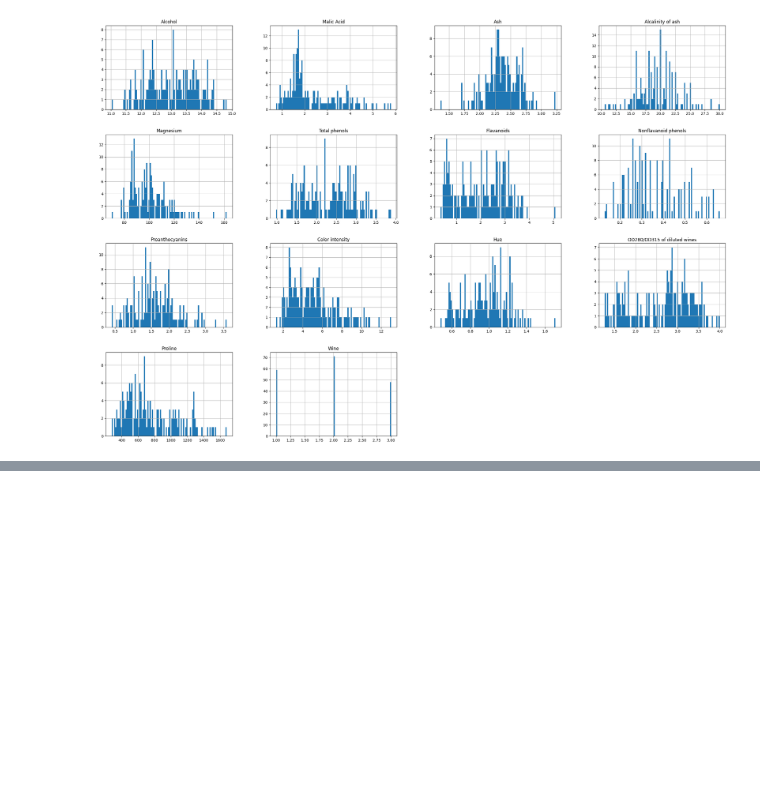
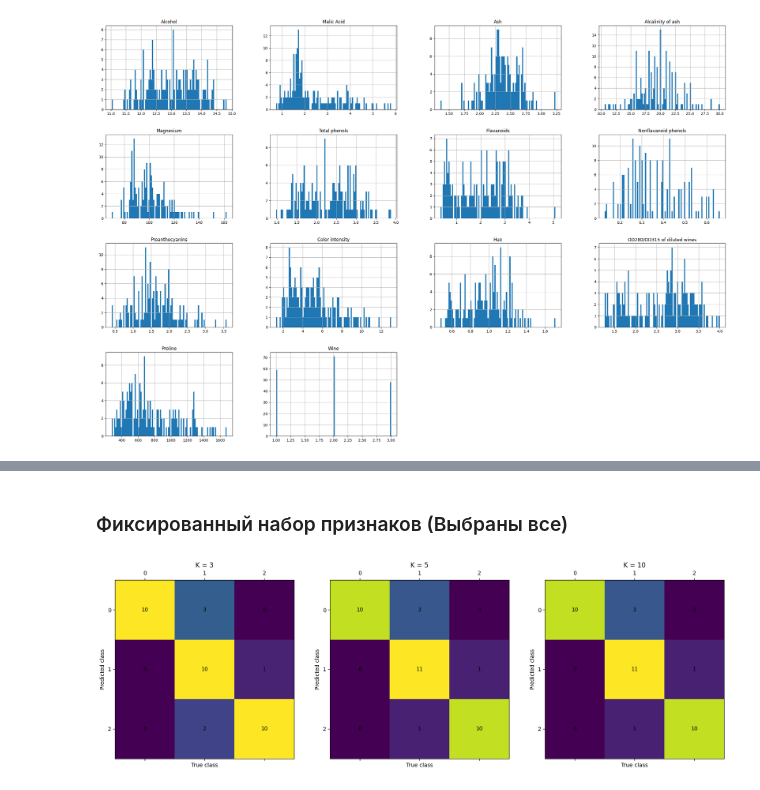
Before and after one commit to laoqiu233/itmo-ai-systems, a Jupyter notebook: lab5/knn_wine.ipynb, the cells around one changed output, grey strips where cells are left out. Saved outputs shown, nothing was run; the diff lists cells and outputs as text; code cells hidden in the pictures; blank space fills up the shorter version.

```diff
--- a/lab5/knn_wine.ipynb
+++ b/lab5/knn_wine.ipynb
@@ -56,0 +192,16 @@ array([[<Axes: title={'center': 'Alcohol'}>,
+# %% [markdown]
+### Фиксированный набор признаков (Выбраны все)
+# %%
+plt.figure(figsize=(20, 6))
+
+for i, k in enumerate([3, 5, 10], 1):
+    knn = KNN(k, train_x.columns)
+    knn.train(train_x, train_y)
+    pred_y = knn.pred(test_x)
+
+    ax = plt.subplot(1, 3, i)
+    ax.set_title('K = %d' %k)
+
+    show_matrix(ax, pred_y-1, test_y-1, 3)
+# %% [output]
+[figure, added]
```
Also changed, not shown: parts of 13 cells of this notebook.
